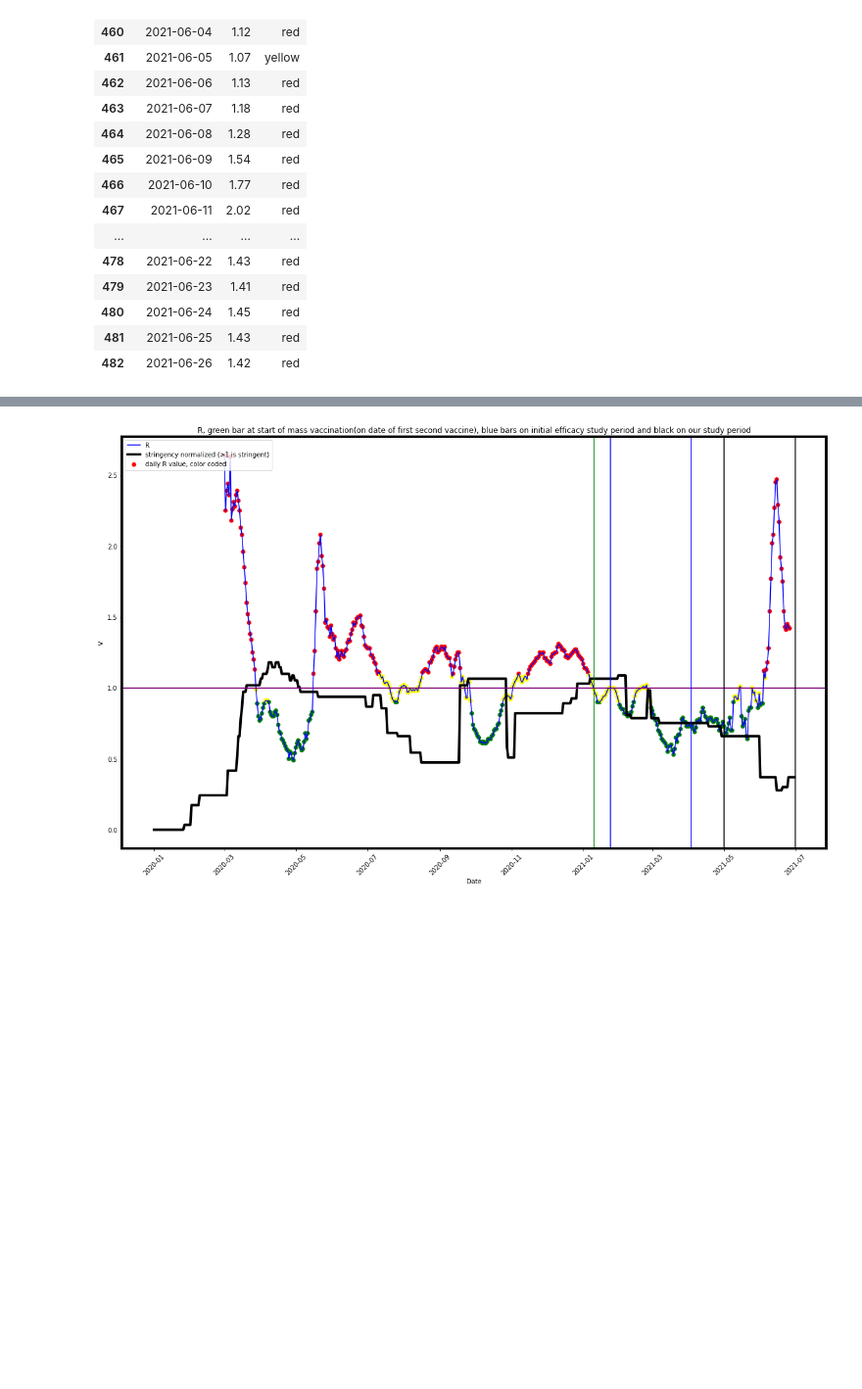
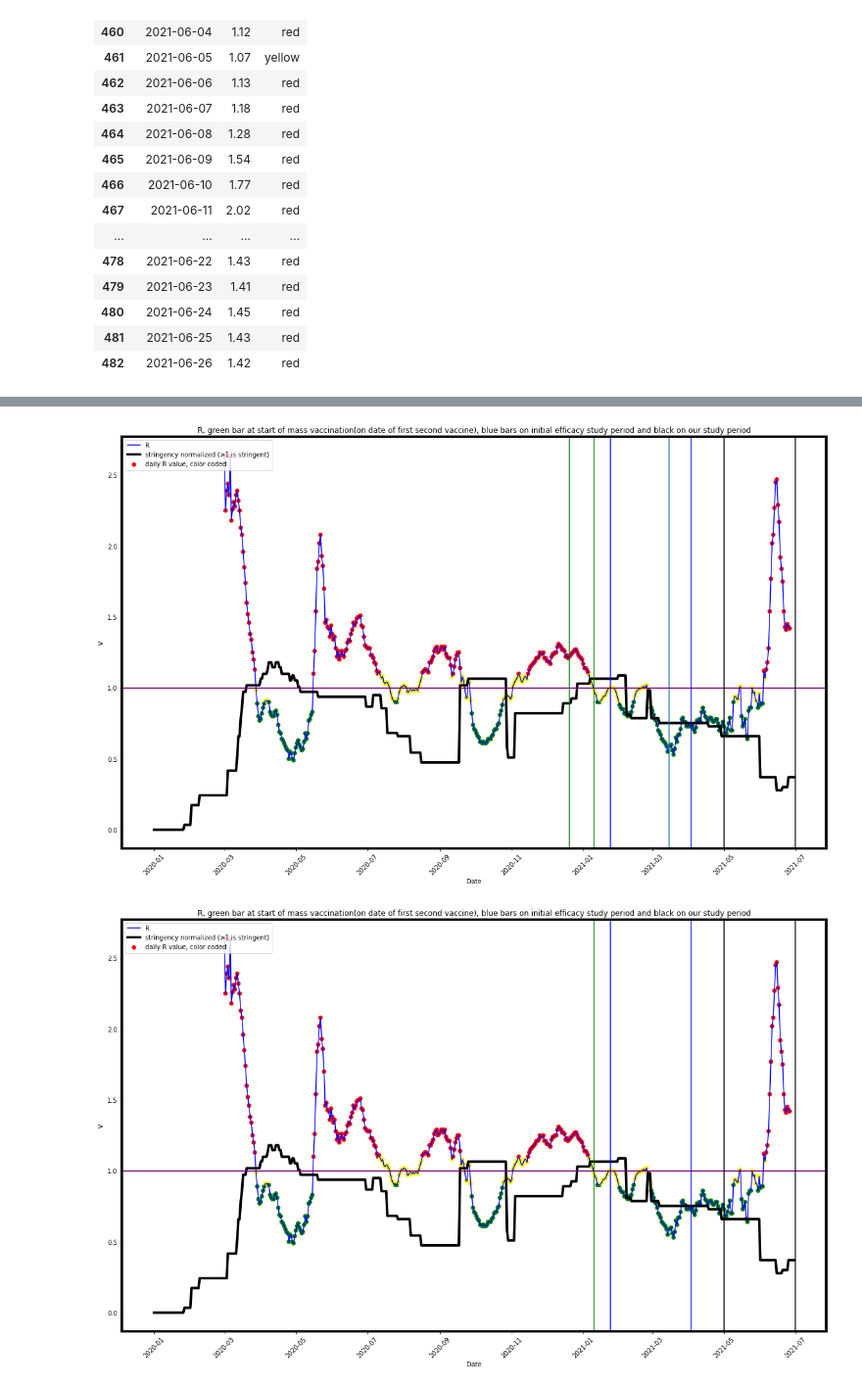
Before and after one commit to drcandacemakedamoore/for_dr_ronen_arbel, a Jupyter notebook: updated_may_june_v1.ipynb, the cells around one changed output, grey strips where cells are left out. Shown: that part at 98% size. Drawn from its saved outputs; the diff is of its cells as text; code cells hidden in the pictures; blank space fills up the shorter version.

```diff
--- a/updated_may_june_v1.ipynb
+++ b/updated_may_june_v1.ipynb
@@ -771,3 +781,53 @@ R.tail(25)
+# %%
+# from matplotlib.collections import LineCollection
+# rc('axes', linewidth=4)
+# # show MOH daily deaths
+fig, ax = plt.subplots(figsize=(20, 12))
+
+#Add x-axis and y-axis
+ax.scatter(
+    x=R.date_as_date,
+    y=R.r,
+    label='daily R value, color coded',
+    #color=R['colors'],
+    c=R.colors,
+    cmap='gray',
+)
+ax.plot(
+    R.date_as_date,
+    R.r,
+    label='R',
+    color='blue',
+)
+       #c= R.colors,
+       #cmap = 'gray')
+
+ax.plot(
+    pd.to_datetime(israeli_ox.date_as_date, format='%Y-%m-%d'),
+    israeli_ox.StringencyIndex / 80,
+    label='stringency normalized (>1 is stringent)',
+    color='black',
+    linewidth=4,
+)
+
+# Set title and labels for axes
+ax.set(xlabel="Date",
+       ylabel="V",
+       title="C")
+
+plt.xticks(rotation=45)
+plt.legend(loc='upper left')
+plt.title('R, green bar at start of mass vaccination(on date of first second vaccine), blue bars on initial efficacy study period and black on our study period')
+plt.axvline(dt.datetime(2021, 3, 15))
+plt.axhline(1., color = 'purple', linewidth=2);
+plt.axvline(dt.datetime(2020, 12, 20), color = 'green')
+plt.axvline(dt.datetime(2021, 1, 10), color = 'green')
+plt.axvline(dt.datetime(2021, 1, 24), color = 'blue')
+plt.axvline(dt.datetime(2021, 4, 3), color = 'blue')
+plt.axvline(dt.datetime(2021, 5, 1), color = 'black')
+plt.axvline(dt.datetime(2021, 7, 1), color = 'black');
+# %% [output]
+[figure, added]
 # %%
 # grouped = R.groupby('colors')
 # fig, ax = plt.subplots(1)
```
Also changed, not shown: parts of 10 cells of this notebook, 4 other files.
